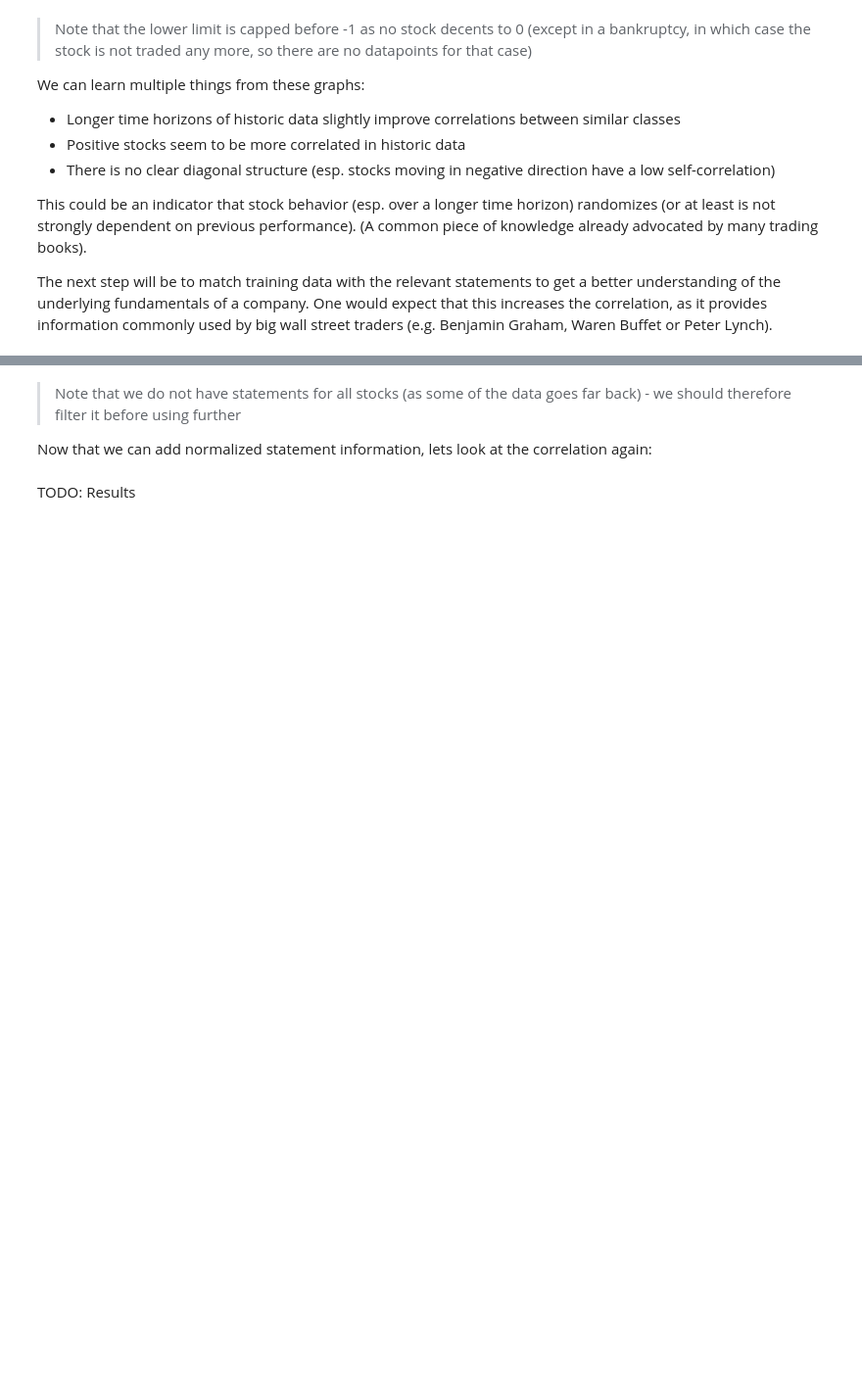
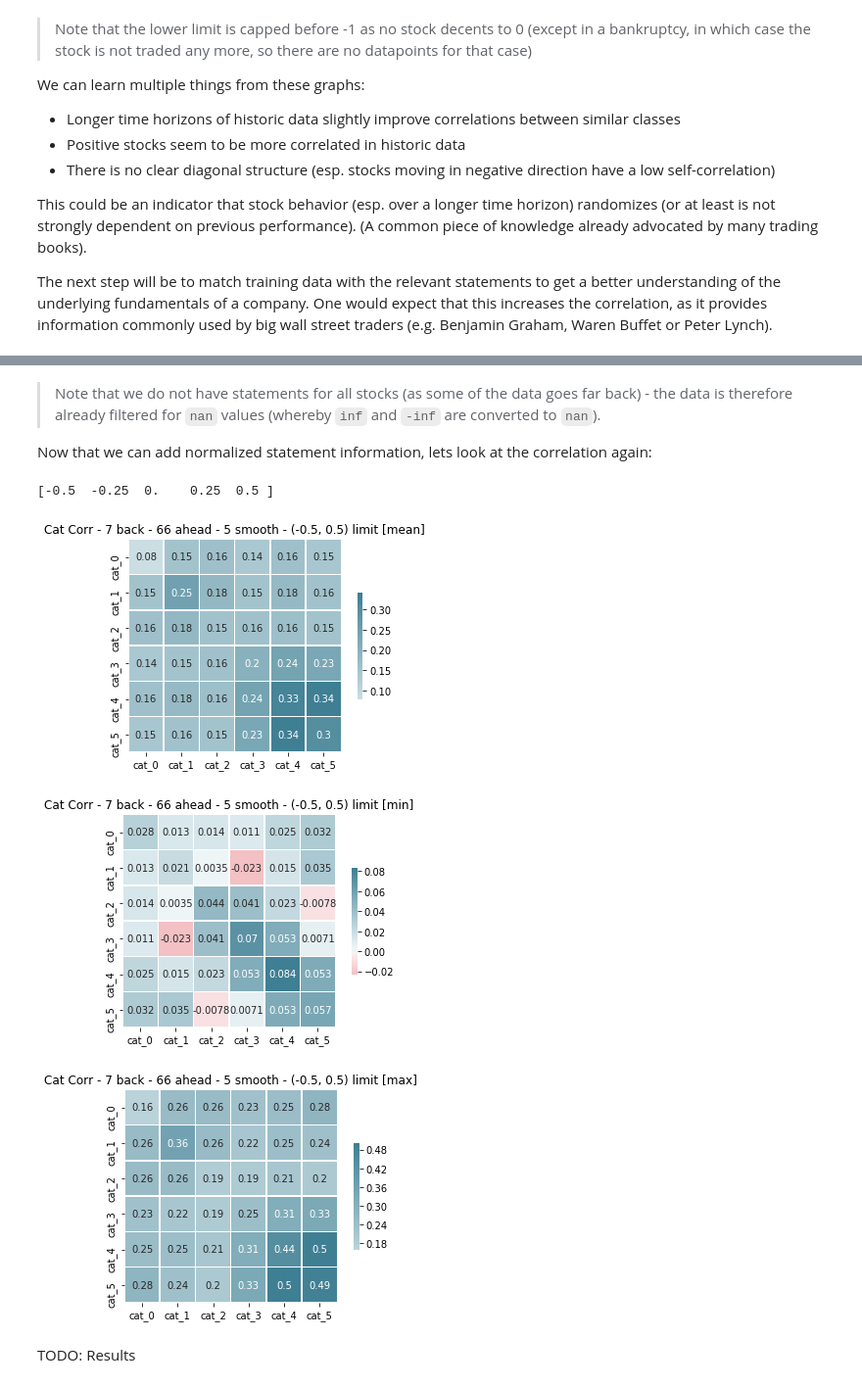
Before and after one commit to felixnext/stock_trend_analysis, a Jupyter notebook: notebooks/02-1_stocks-cleaning+features.ipynb, the cells around one changed output, grey strips where cells are left out. Shown: that part at 98% size. Cells and saved outputs as stored; diff of their text form; code cells hidden in the pictures; blank space fills up the shorter version.

```diff
--- a/notebooks/02-1_stocks-cleaning+features.ipynb
+++ b/notebooks/02-1_stocks-cleaning+features.ipynb
@@ -643,0 +546,14 @@ df_merge.head()
+# %%
+sample = np.random.choice(list(stocks.keys()), 1000)
+
+cache = rcmd.stocks.Cache()
+sm = rcmd.stocks.FMPStatements()
+df_state = cache.load_statement_data(sample, sm)
+
+# alternative way
+# NOTE: this will take some time
+#df_state = sm.merge_records(sample)
+# optional store the data
+#df_state.to_csv('../data/statements_sample.csv')
+print(df_state.shape)
+df_state.head()
@@ -643,0 +569,8 @@ df_merge.head()
+# %%
+# load stocks through the library
+ti = rcmd.stocks.AlphaVantageTicker()
+df_stocks = cache.load_stock_data(sample, stocks, ti)
+df_stocks_ds = rcmd.learning.preprocess.create_stock_dataset(df_stocks, 14, 66, 3, jump_size=21)
+
+print(df_stocks_ds.shape)
+df_stocks_ds.head()
@@ -643,0 +586,11 @@ df_merge.head()
+# %%
+# normalize stock data
+df_stocks_cat = rcmd.learning.preprocess.categorize_stock_data(df_stocks_ds, (-.5, .5))
+
+# normalize and merge the data
+df_state_norm = rcmd.learning.preprocess.normalize_statement_data(df_state, impute=True)
+df_merge = rcmd.learning.preprocess.merge_stock_statement(df_stocks_cat, df_state_norm, col_price='target_price')
+
+# provide output
+print(df_merge.shape)
+df_merge.describe()
@@ -644,30 +621,37 @@ df_merge.head()
 # %% [markdown]
-> Note that we do not have statements for all stocks (as some of the data goes far back) - we should therefore filter it before using further
+> Note that we do not have statements for all stocks (as some of the data goes far back) - the data is therefore already filtered for `nan` values (whereby `inf` and `-inf` are converted to `nan`).
 
 Now that we can add normalized statement information, lets look at the correlation again:
 # %%
 # create different datasets and visualize the correlations
 jump = 22
 sets = [
     (7, 22*3, 5, jump, (-0.5, 0.5)),
     (14, 22*3, 5, jump, (-0.5, 0.5)),
     (7, 22*6, 10, jump, (-.75, .75)),
     (14, 22*6, 10, jump, (-.75, .75)),
     (7, 22*12, 10, jump, (-.9, 1)),
     (14, 22*12, 10, jump, (-.9, 1)),
     (21, 22*12, 10, jump, (-.9, 1)),
     (14, 22*24, 20, jump, (-.95, 1.5)),
     (21, 22*24, 20, jump, (-.95, 1.5)),
 ]
 
 num_cats = 6
 for s in sets:
     # create dataset
-    df_norm = create_dataset(df_stocks, s[0], s[1], s[2], jump_size=s[3])
-    df_cat = categorize(df_norm, xlim=s[4], num_cats=num_cats)
-    df_merge = merge_statements(df_cat, df_state)
+    df_norm = rcmd.learning.preprocess.create_stock_dataset(df_stocks, s[0], s[1], s[2], jump_size=s[3])
+    df_cat = rcmd.learning.preprocess.categorize_stock_data(df_norm, xlim=s[4], num_cats=num_cats)
+    df_state_norm = rcmd.learning.preprocess.normalize_statement_data(df_state, impute=True)
+    df_merge = rcmd.learning.preprocess.merge_stock_statement(df_stocks_cat, df_state_norm, col_price='target_price')
 
     # visualize correlation
-    visualize_corr(df_cat, "{} back - {} ahead - {} smooth - {} limit".format(s[0], s[1], s[2], s[4]))
+    for agg in ['mean', 'min', 'max']:
+        visualize_corr(df_cat, "{} back - {} ahead - {} smooth - {} limit".format(s[0], s[1], s[2], s[4]), num_special=3, agg=agg)
+# %% [output]
+[-0.5  -0.25  0.    0.25  0.5 ]
+[figure, added]
+[figure, added]
+[figure, added]
 # %% [markdown]
 TODO: Results
```
Also changed, not shown: parts of 10 cells of this notebook, 12 other files.
